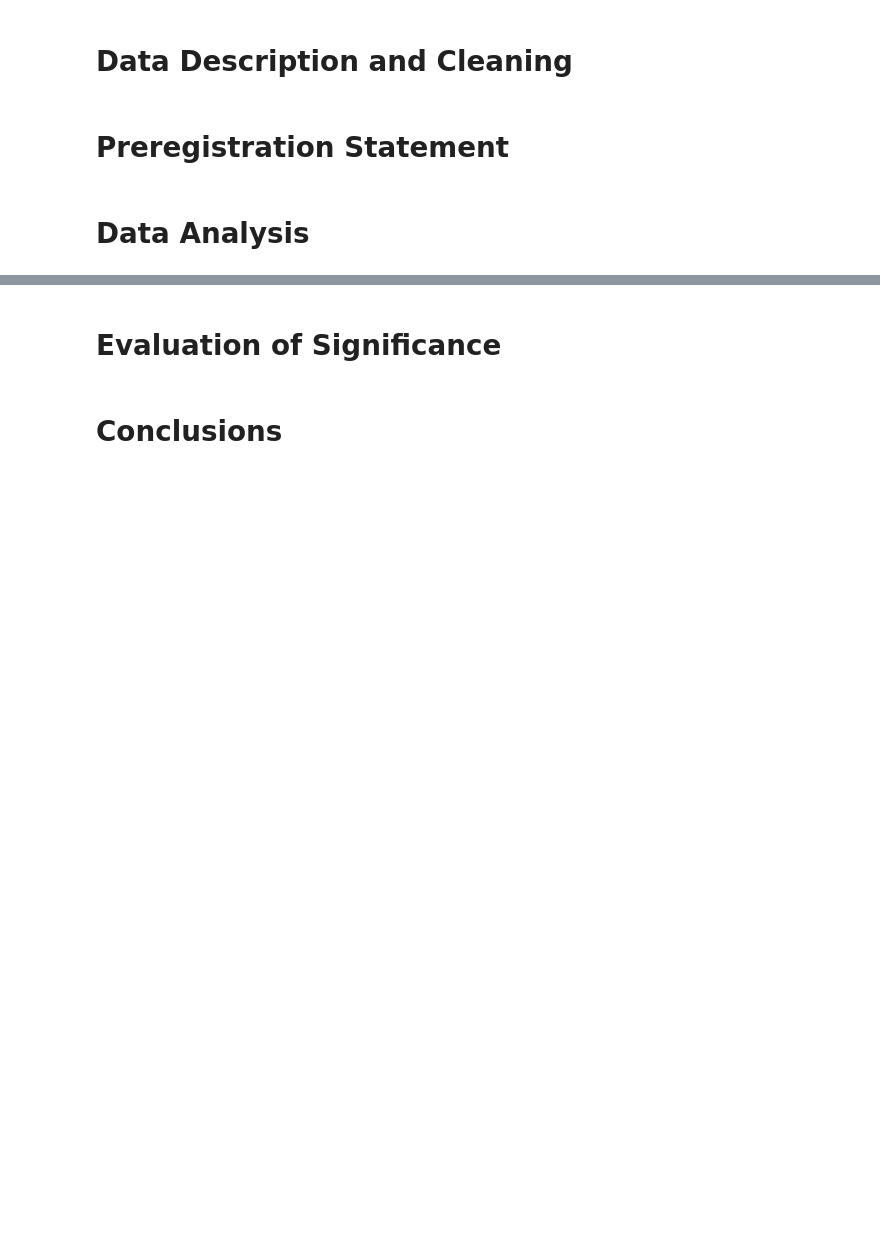
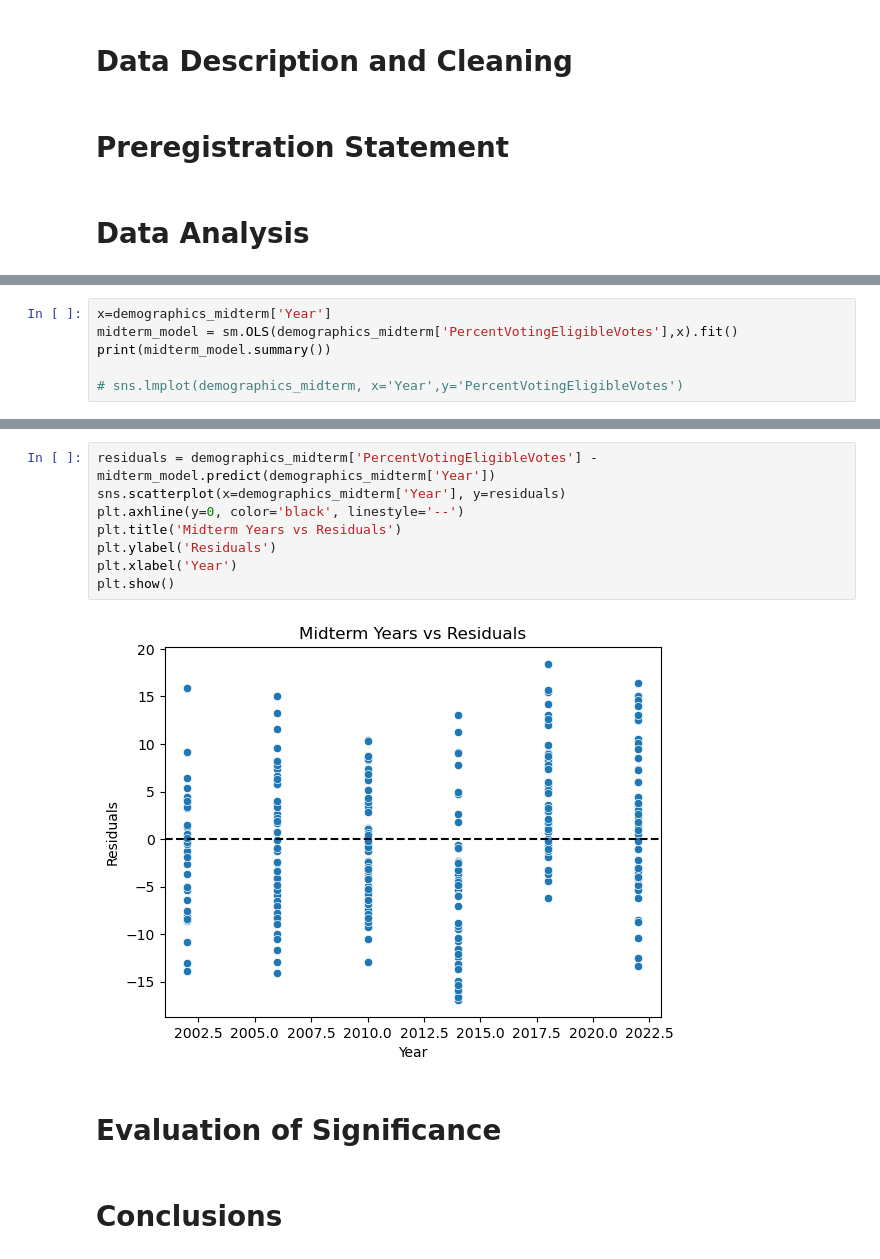
Before and after one commit to nikhilc52/info2950, a Jupyter notebook: ElectionDemographicsPhaseIV.ipynb, the cells around one changed output, grey strips where cells are left out. Drawn from its saved outputs; the diff is of its cells as text; blank space fills up the shorter version.

```diff
--- a/ElectionDemographicsPhaseIV.ipynb
+++ b/ElectionDemographicsPhaseIV.ipynb
@@ -71,0 +131,6 @@ Text(0, 0.5, 'Residual')
+# %%
+x=demographics_midterm['Year']
+midterm_model = sm.OLS(demographics_midterm['PercentVotingEligibleVotes'],x).fit()
+print(midterm_model.summary())
+
+# sns.lmplot(demographics_midterm, x='Year',y='PercentVotingEligibleVotes')
@@ -72,3 +165,13 @@ Text(0, 0.5, 'Residual')
+# %%
+residuals = demographics_midterm['PercentVotingEligibleVotes'] - midterm_model.predict(demographics_midterm['Year'])
+sns.scatterplot(x=demographics_midterm['Year'], y=residuals)
+plt.axhline(y=0, color='black', linestyle='--')
+plt.title('Midterm Years vs Residuals')
+plt.ylabel('Residuals')
+plt.xlabel('Year')
+plt.show()
+# %% [output]
+[figure, added]
 # %% [markdown]
 # Evaluation of Significance
 # %% [markdown]
```
Also changed, not shown: parts of 13 cells of this notebook, 5 other files.
